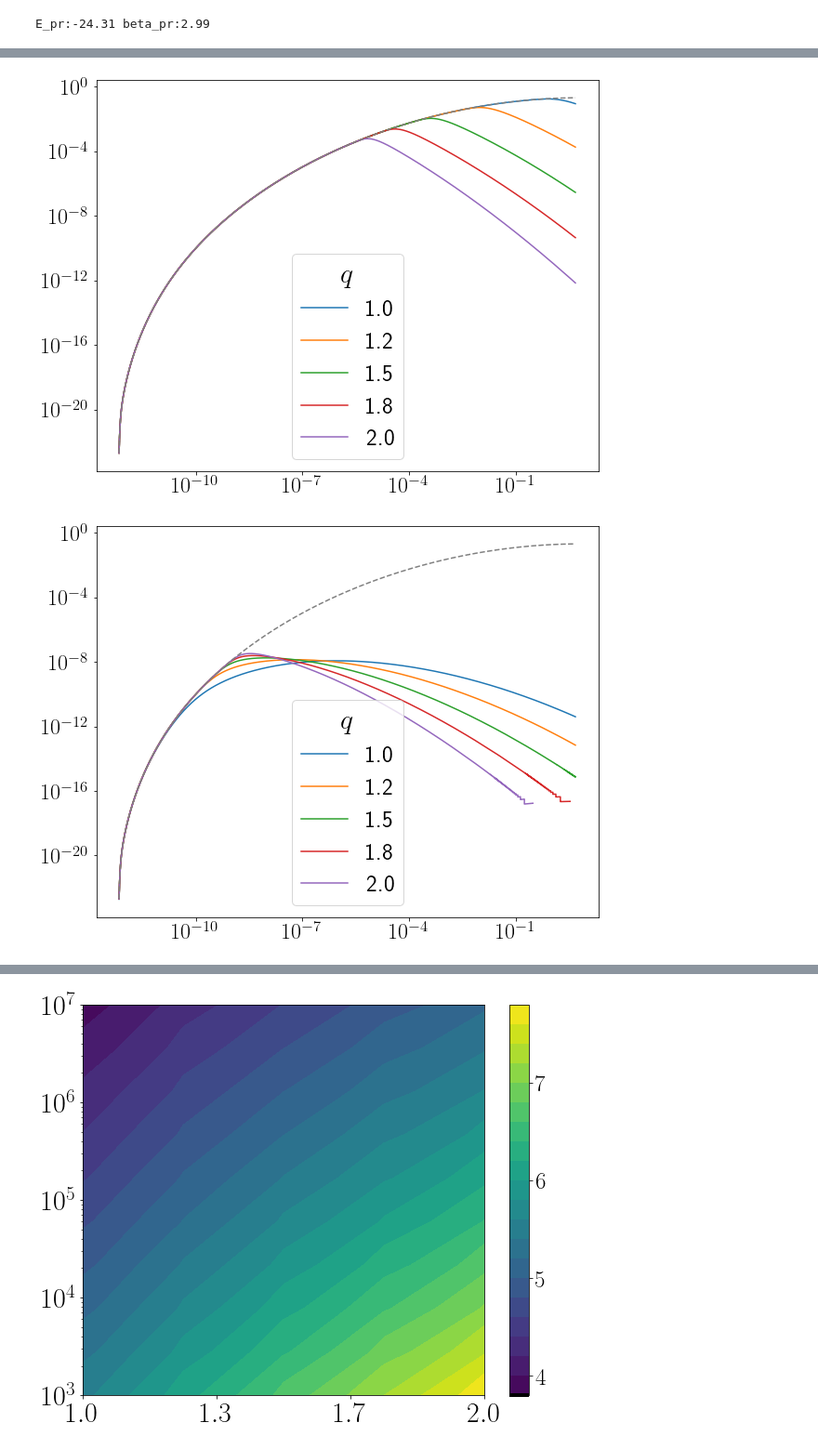
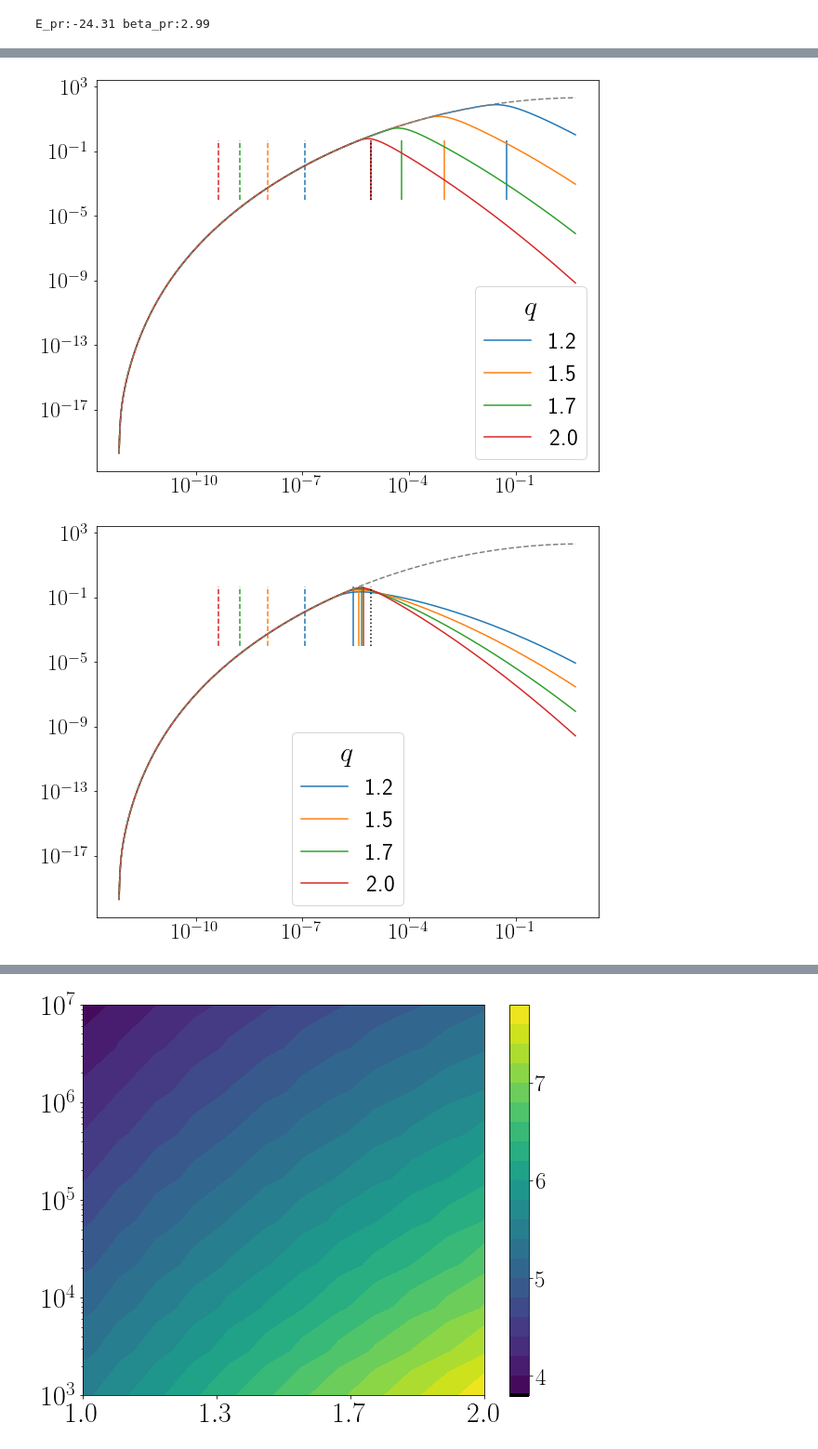
Before and after one commit to rmorantovar/Immune_System, a Jupyter notebook: Jupyter_Notebooks/7_Recognition.ipynb, the cells around one changed output, grey strips where cells are left out. Shown at 93% size. Drawn from its saved outputs; the diff is of its cells as text; code cells hidden in the pictures.

```diff
--- a/Jupyter_Notebooks/7_Recognition.ipynb
+++ b/Jupyter_Notebooks/7_Recognition.ipynb
@@ -53,13 +56,20 @@ my_plot_layout(ax=ax, xlabel = r'time, $t$', ylabel = r'Affinity, $\Delta E_{pea
 # %%
 fig, ax = plt.subplots(figsize=(10,8), gridspec_kw={'left':0.18, 'right':.95, 'bottom':.15})
-E_q = [-17.62, -22.68, -24.57]
+
 for i, q in enumerate(qs):
-    deltaE = E_t(time2, q) - E_t(t_prime, q)
-    ax.plot(time1, np.ones_like(time1)*E_q[i], color = colors_q[i], linewidth = 3)
-    ax.plot(time2, E_q[i]+deltaE, label = '%d'%q, color = colors_q[i], linewidth = 3)
+    delta_t_q = (E_q[i]+24.31)*q/lambda_A
+    t_q = t_prime + delta_t_q
+    time1 = np.linspace(0, t_q, 100)
+    time2 = np.linspace(t_q, 8, 100)
+
+    deltaE = E_t(time2, q) - E_q[i]
+    E_peak = E_q[i]+deltaE
+    E_peak = E_q[i]+lambda_A*(time2-t_q)/q
+    plot1 = ax.plot(time1, np.ones_like(time1)*E_q[i], linewidth = 2, color = colors_q[i])
+    ax.plot(time2, E_peak, label = '%d'%q, linewidth = 2, color = colors_q[i])
 
 #ax.vlines(t_prime, ax.get_ylim()[0], ax.get_ylim()[1], color = 'black', linestyle = '--')
-ax.hlines(-21.03, time1[0], time2[-1], color = 'black', linestyle = '--', linewidth = 2)
+ax.hlines(E_r, time1[0], time2[-1], color = 'black', linestyle = '--', linewidth = 2)
 ax.legend(fontsize = 22, title = r'$q$', title_fontsize = 24)
 my_plot_layout(ax=ax, xlabel = r'time, $t$', ylabel = r'$E_{peak}$')
 ax.set_ylim(top = -10)
@@ -94,7 +104,7 @@ time_bins = time[::5]
 lambda_A = 6 #days^-1
 k_pr = .1 # hour^-1
 k_pr = k_pr*24 #days^-1
-qs = np.linspace(1, 2, 5)
+qs = np.linspace(1, 2, 12)
 lambda_B = 1*lambda_A
 k_on = 1e6*24*3600; #(M*days)^-1
 N_c = 1e4
@@ -144,7 +154,8 @@ betas_q = np.zeros(len(qs))
 betas_r = np.zeros(len(N_rs))
 
 fig_f, ax_f = plt.subplots(figsize=(10,8), gridspec_kw={'left':0.18, 'right':.93, 'bottom':.15})
-fig_act, ax_act = plt.subplots(figsize=(10,8), gridspec_kw={'left':0.18, 'right':.93, 'bottom':.15})
+fig_act1, ax_act1 = plt.subplots(figsize=(10,8), gridspec_kw={'left':0.18, 'right':.93, 'bottom':.15})
+fig_act2, ax_act2 = plt.subplots(figsize=(10,8), gridspec_kw={'left':0.18, 'right':.93, 'bottom':.15})
 
 for i_N_r, N_r in enumerate(N_rs):
     beta_r = lambdas[:-1][np.cumsum(Q0*dE)<(1/N_r)][-1]
@@ -175,26 +186,54 @@ for i_N_r, N_r in enumerate(N_rs):
         Ds_KL_f[i_N_r, i_q] = D_KL_f
         Ds_KL_act[i_N_r, i_q] = D_KL_act
         Es_act[i_N_r, i_q] = np.max([E_q, E_r])
-
         betas_act[i_N_r, i_q] = np.min([beta_r, beta_q])
 
-        #if(i_N_r==0):
-        if(i_N_r==(len(N_rs)-1)):
-            ax_f.plot(Ks, QR_f, label = '%.1f'%q)
-            ax_act.plot(Ks_temp, QR_act, label = '%.1f'%q)
+        E_peak = np.max([E_t(t_act_theory, q), E_q])
+        E_peak_f = np.max([E_t(Tf, q), E_q])
 
-ax_f.plot(Ks, Q0, linestyle = '--', color = 'gray')
+        if((i_N_r==0) and (i_q%3==2)):
+            plot_f = ax_f.plot(Ks, N_r*QR_f, label = '%.1f'%q)
+            plot_act1 = ax_act1.plot(Ks_temp, N_r*QR_act, label = '%.1f'%q)
+
+            ax_f.vlines(np.exp(E_q), 0.0001, .5, color = plot_f[0].get_color(), linestyle = '--')
+            ax_act1.vlines(np.exp(E_q), 0.0001, .5, color = plot_act1[0].get_color(), linestyle = '--')
+            ax_f.vlines(np.exp(E_peak_f), 0.0001, .5, color = plot_f[0].get_color())
+            ax_act1.vlines(np.exp(E_peak), 0.0001, .5, color = plot_act1[0].get_color())
+
+        if((i_N_r==(len(N_rs)-1)) and (i_q%3==2)):
+            plot_act2 = ax_act2.plot(Ks_temp, N_r*QR_act, label = '%.1f'%q)
+
+            ax_act2.vlines(np.exp(E_q), 0.0001, .5, color = plot_act2[0].get_color(), linestyle = '--')
+            ax_act2.vlines(np.exp(E_peak), 0.0001, .5, color = plot_act2[0].get_color())
+
+
+
+ax_f.vlines(np.exp(Es_r[0]), 0.0001, .5, color = 'k', linestyle = ':')
+ax_act1.vlines(np.exp(Es_r[0]), 0.0001, .5, color = 'k', linestyle = ':')
+ax_act2.vlines(np.exp(Es_r[-1]), 0.0001, .5, color = 'k', linestyle = ':')
+
+ax_f.plot(Ks, Q0*N_rs[0], linestyle = '--', color = 'gray')
 
 my_plot_layout(ax=ax_f, xscale = 'log')
-my_plot_layout(ax=ax_act, xscale = 'log')
+my_plot_layout(ax=ax_act1, xscale = 'log')
+my_plot_layout(ax=ax_act2, xscale = 'log')
+
 ax_f.legend(title = r'$q$', title_fontsize = 30, fontsize = 25)
-ax_act.legend(title = r'$q$', title_fontsize = 30, fontsize = 25)
+ax_act1.legend(title = r'$q$', title_fontsize = 30, fontsize = 25)
+ax_act2.legend(title = r'$q$', title_fontsize = 30, fontsize = 25)
+
 fig_f.savefig('../Figures/7_Recognition/QR_f.pdf')
-fig_act.savefig('../Figures/7_Recognition/QR_act.pdf')
+fig_act1.savefig('../Figures/7_Recognition/QR_act1.pdf')
+fig_act2.savefig('../Figures/7_Recognition/QR_act2.pdf')
 
-ax_act.plot(Ks, Q0, linestyle = '--', color = 'gray')
+ax_act1.plot(Ks, Q0*N_rs[0], linestyle = '--', color = 'gray')
+ax_act2.plot(Ks, Q0*N_rs[-1], linestyle = '--', color = 'gray')
+
 my_plot_layout(ax=ax_f, xscale = 'log', yscale = 'log')
-my_plot_layout(ax=ax_act, xscale = 'log', yscale = 'log')
+my_plot_layout(ax=ax_act1, xscale = 'log', yscale = 'log')
+my_plot_layout(ax=ax_act2, xscale = 'log', yscale = 'log')
+
 fig_f.savefig('../Figures/7_Recognition/QR_f_log.pdf')
-fig_act.savefig('../Figures/7_Recognition/QR_act_log.pdf')
+fig_act1.savefig('../Figures/7_Recognition/QR_act1_log.pdf')
+fig_act2.savefig('../Figures/7_Recognition/QR_act2_log.pdf')
 # %% [output]
@@ -203,2 +242,2 @@ Wall time: 37.2 s
-[figure, old version]
+[figure, new version]
-[figure, old version]
+[figure, new version]
```
Also changed, not shown: parts of 10 cells of this notebook, 15 other files.
